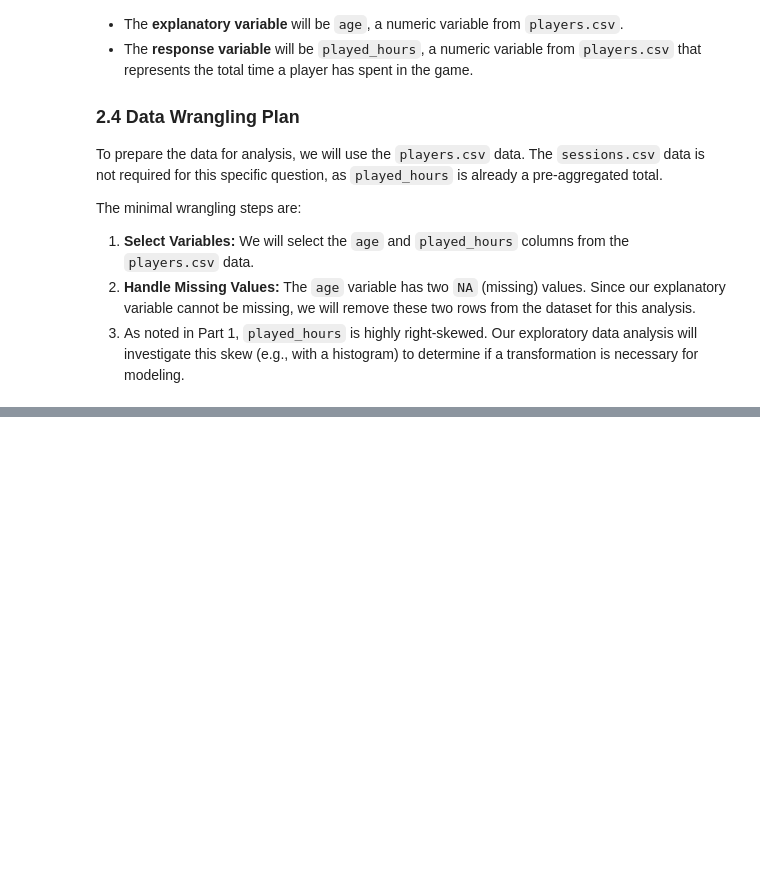
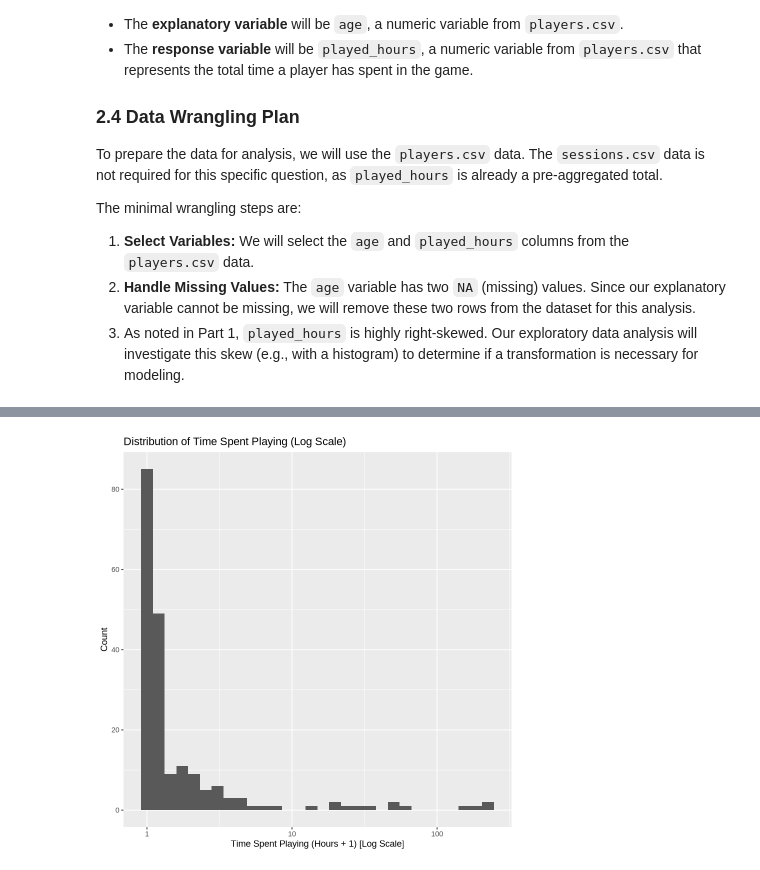
Before and after one commit to Warren-2003/dsci-100-2025w1-group-27, a Jupyter notebook: planning_report.ipynb, the cells around one changed output, grey strips where cells are left out. Saved outputs shown, nothing was run; the diff lists cells and outputs as text; code cells hidden in the pictures; blank space fills up the shorter version.

```diff
--- a/planning_report.ipynb
+++ b/planning_report.ipynb
@@ -213,0 +314,11 @@ The minimal wrangling steps are:
+# %%
+time_histogram <- ggplot(players, aes(x = played_hours + 1)) +
+  geom_histogram(bins = 30) +
+  scale_x_log10() +
+  xlab("Time Spent Playing (Hours + 1) [Log Scale]") +
+  ylab("Count") +
+  ggtitle("Distribution of Time Spent Playing (Log Scale)")
+
+time_histogram
+# %% [output]
+[figure, added]
```
Also changed, not shown: parts of 12 cells of this notebook.
